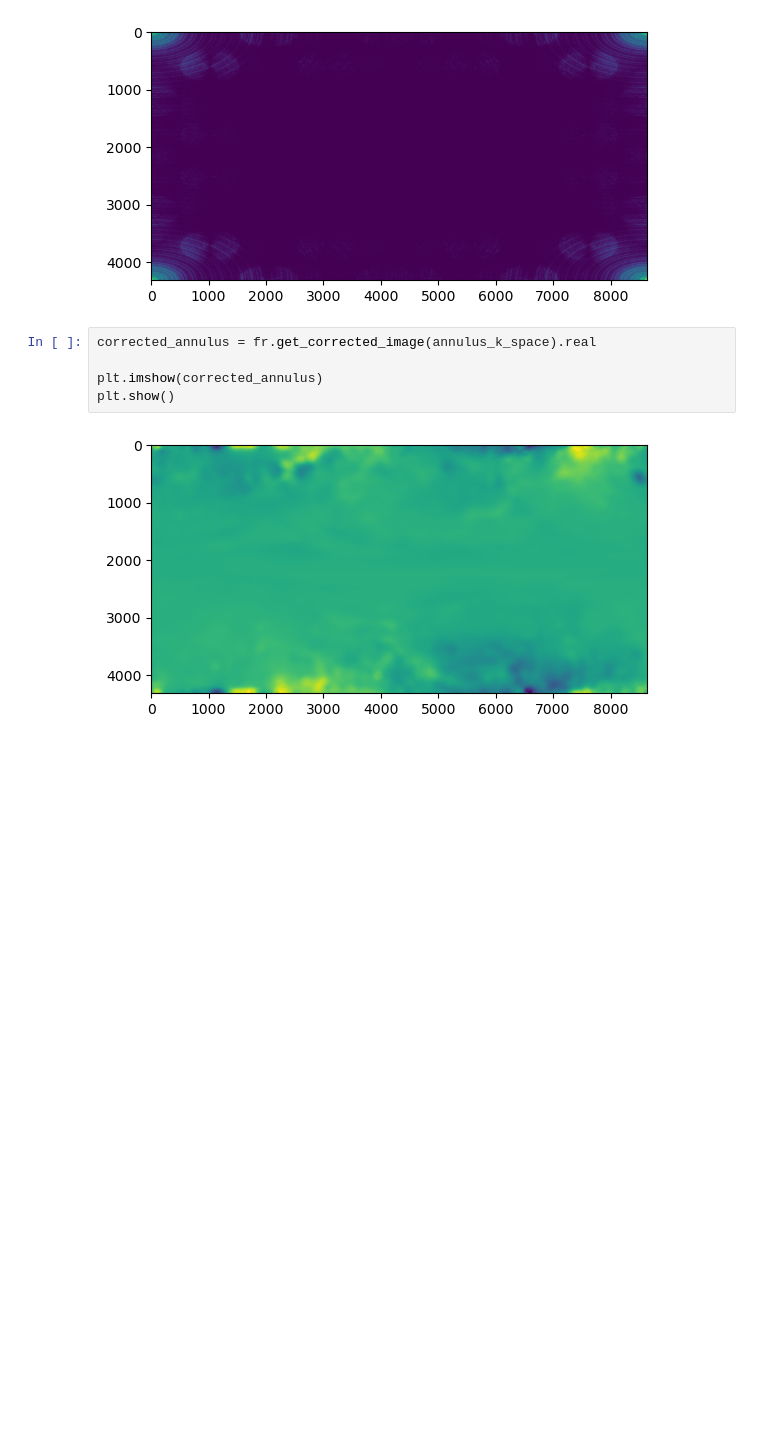
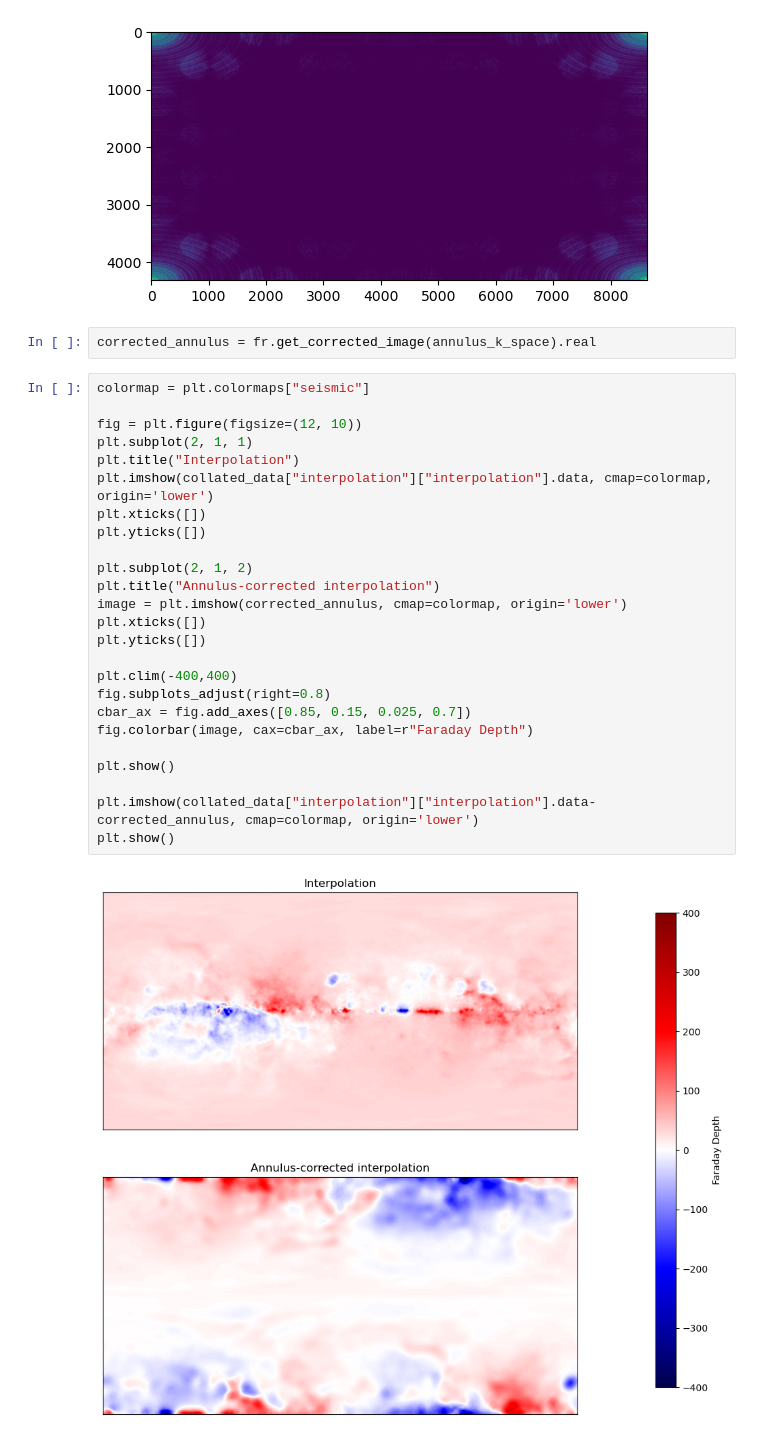
Before and after one commit to Olivex727/hvc-magnetic-honours-programs, a Jupyter notebook: foreground/annulus.ipynb, the cells around one changed output. Cells and saved outputs as stored; diff of their text form; blank space fills up the shorter version.

```diff
--- a/foreground/annulus.ipynb
+++ b/foreground/annulus.ipynb
@@ -77,8 +71,30 @@ plt.show()
 [figure]
 # %%
 corrected_annulus = fr.get_corrected_image(annulus_k_space).real
-
-plt.imshow(corrected_annulus)
-plt.show()
-# %% [output]
-[figure, removed]
+# %%
+colormap = plt.colormaps["seismic"]
+
+fig = plt.figure(figsize=(12, 10))
+plt.subplot(2, 1, 1)
+plt.title("Interpolation")
+plt.imshow(collated_data["interpolation"]["interpolation"].data, cmap=colormap, origin='lower')
+plt.xticks([])
+plt.yticks([])
+
+plt.subplot(2, 1, 2)
+plt.title("Annulus-corrected interpolation")
+image = plt.imshow(corrected_annulus, cmap=colormap, origin='lower')
+plt.xticks([])
+plt.yticks([])
+
+plt.clim(-400,400)
+fig.subplots_adjust(right=0.8)
+cbar_ax = fig.add_axes([0.85, 0.15, 0.025, 0.7])
+fig.colorbar(image, cax=cbar_ax, label=r"Faraday Depth")
+
+plt.show()
+
+plt.imshow(collated_data["interpolation"]["interpolation"].data-corrected_annulus, cmap=colormap, origin='lower')
+plt.show()
+# %% [output]
+[figure, added]
```
Also changed, not shown: parts of 5 cells of this notebook, 3 other files.
